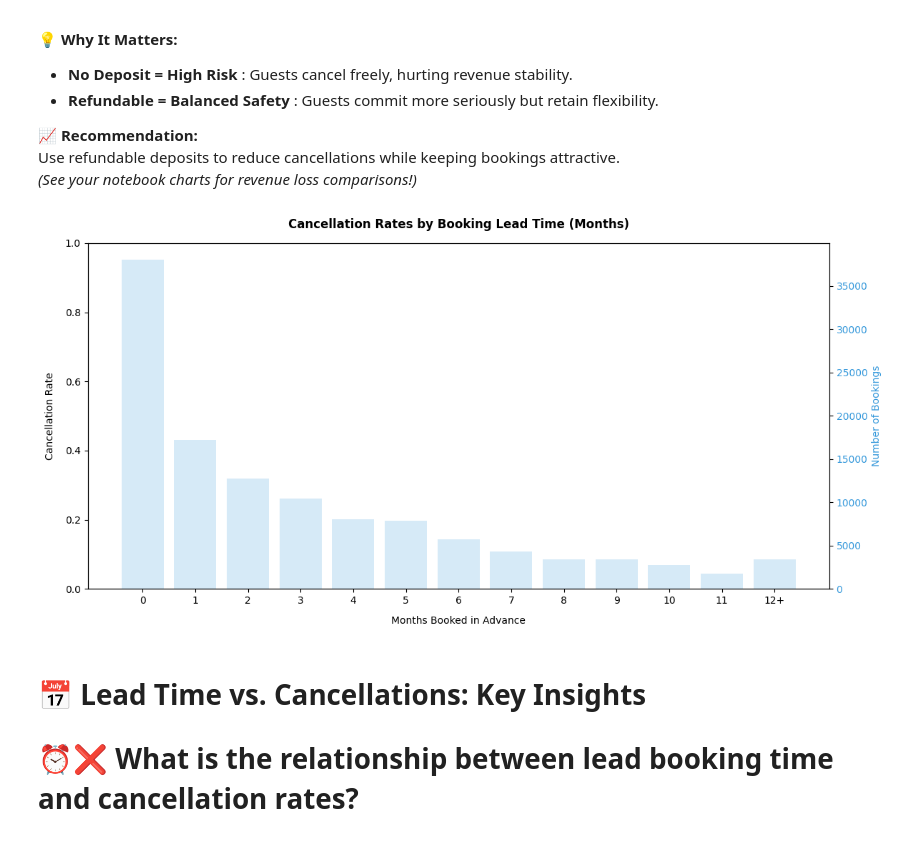
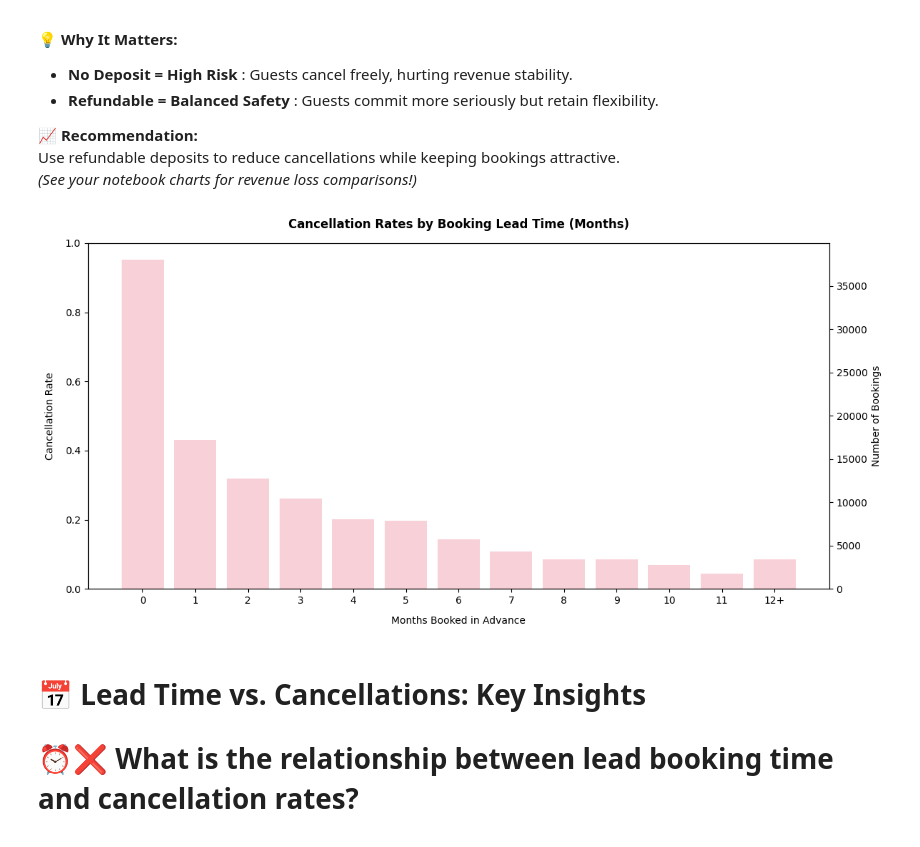
Before and after one commit to qBepsy/dataproject, a Jupyter notebook: data/project-hotel.ipynb, the cells around one changed output. Cells and saved outputs as stored; diff of their text form; code cells hidden in the pictures.

```diff
--- a/data/project-hotel.ipynb
+++ b/data/project-hotel.ipynb
@@ -263,37 +264,37 @@ max_cancel = monthly_cancel.loc[monthly_cancel['Cancellation_Rate'].idxmax()]
 # Create visualization
 plt.figure(figsize=(12, 6))
 ax = sns.lineplot(
     x='Months_Booked_In_Advance',
     y='Cancellation_Rate',
     data=monthly_cancel,
     marker='o',
     color='white',
     linewidth=0
 
 )
 
 # Formatting
 plt.title(f"Cancellation Rates by Booking Lead Time (Months)",
           pad=15, fontweight='bold')
 plt.xlabel("Months Booked in Advance", labelpad=10)
 plt.ylabel("Cancellation Rate", labelpad=10)
 plt.ylim(0, 1)
 
 # Add bar background for booking counts
 ax2 = ax.twinx()
 ax2.bar(
     monthly_cancel['Months_Booked_In_Advance'],
     monthly_cancel['Booking_Count'],
     alpha=0.2,
-    color='#3498db'
+    color='crimson'
 )
-ax2.set_ylabel('Number of Bookings', color='#3498db')
-ax2.tick_params(axis='y', labelcolor='#3498db')
+ax2.set_ylabel('Number of Bookings', color='black')
+ax2.tick_params(axis='y', labelcolor='black')
 
 plt.tight_layout()
 plt.show()
 # %% [output]
-[figure, old version]
+[figure, new version]
 # %% [markdown]
 # 📅 Lead Time vs. Cancellations: Key Insights
 
```
Also changed, not shown: parts of 3 cells of this notebook, 1 other file.
